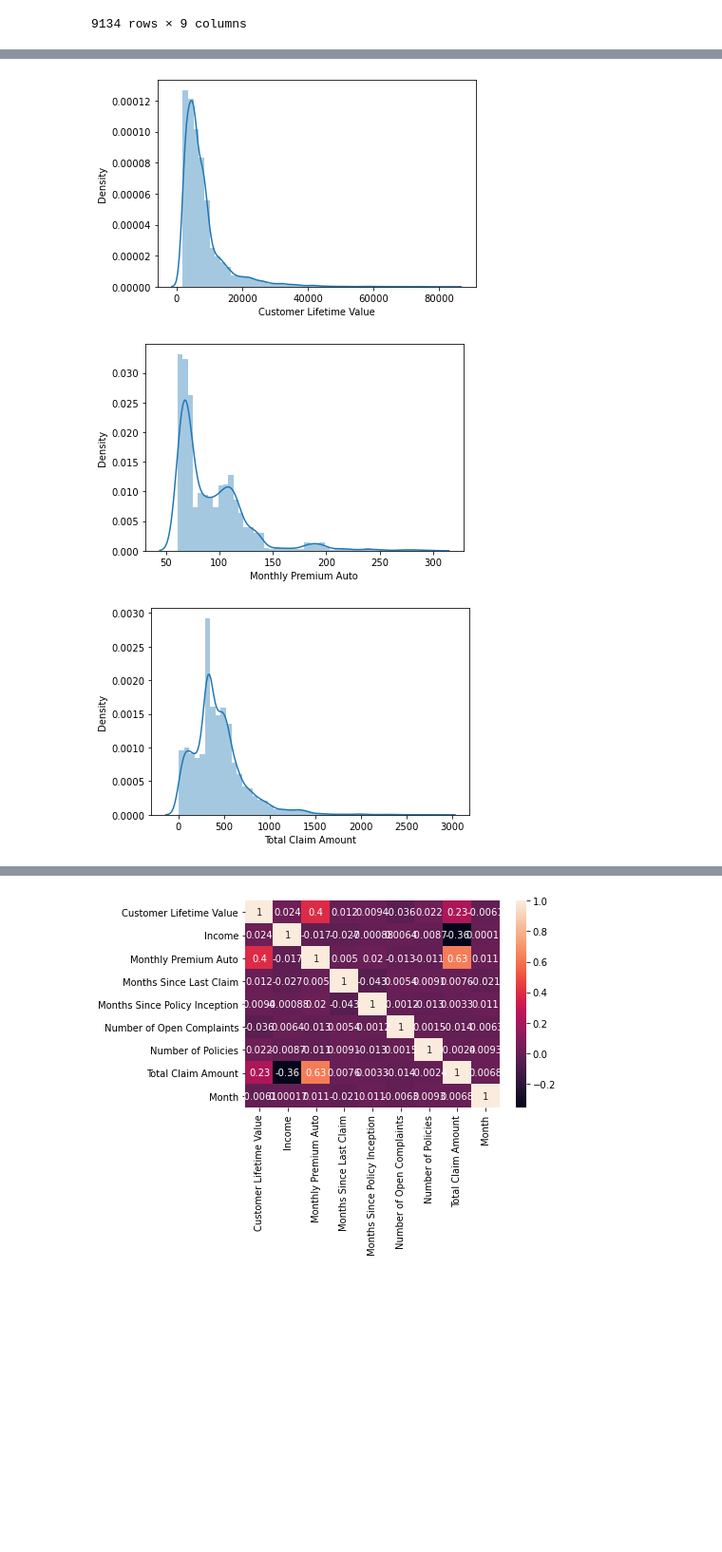
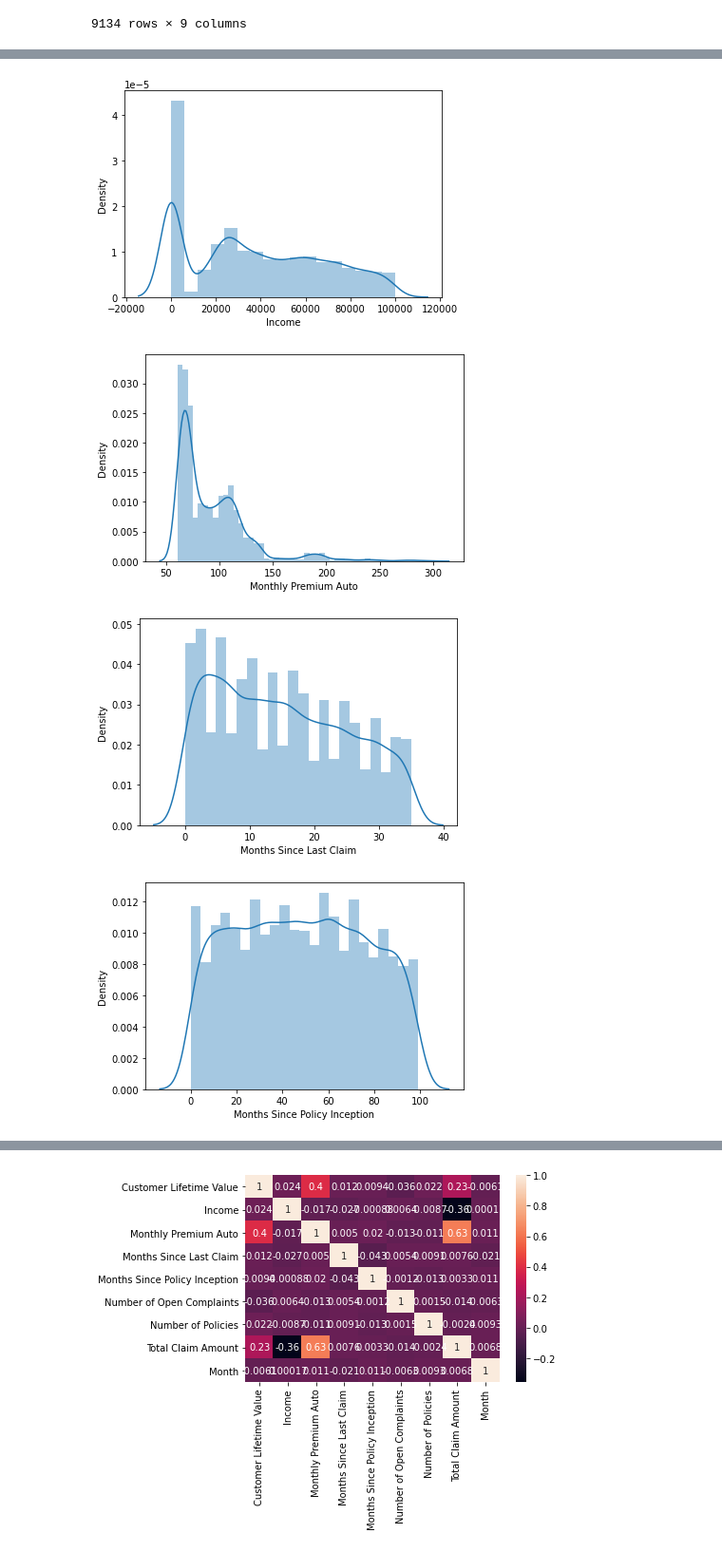
Before and after one commit to Loretolf/lab-customer-analysis-round-2, a Jupyter notebook: 1.04_Customer_Analysis.ipynb, the cells around one changed output, grey strips where cells are left out. Shown at 95% size. Cells and saved outputs as stored; diff of their text form; code cells hidden in the pictures; blank space fills up the shorter version.

```diff
--- a/1.04_Customer_Analysis.ipynb
+++ b/1.04_Customer_Analysis.ipynb
@@ -313,4 +322,5 @@ data_cats
 # %%
-sns.distplot(data_nums['Income'])
-plt.show()
+for column in data_nums.columns:
+    sns.distplot(data_nums[column])
+    plt.show()
 # %% [output]
@@ -317,0 +328,4 @@ plt.show()
+[figure, added]
+[figure, added]
+[figure, added]
+[figure, added]
@@ -318,16 +336 @@ plt.show()
-# %%
-sns.distplot(data_nums['Customer Lifetime Value'])
-plt.show()
-# %% [output]
-[figure, removed]
-# %%
-sns.distplot(data_nums['Monthly Premium Auto'])
-plt.show()
-# %% [output]
-[figure, removed]
-# %%
-sns.distplot(data_nums['Total Claim Amount'])
-plt.show()
-# %% [output]
-[figure, removed]
 # %%
```
Also changed, not shown: parts of 23 cells of this notebook.
